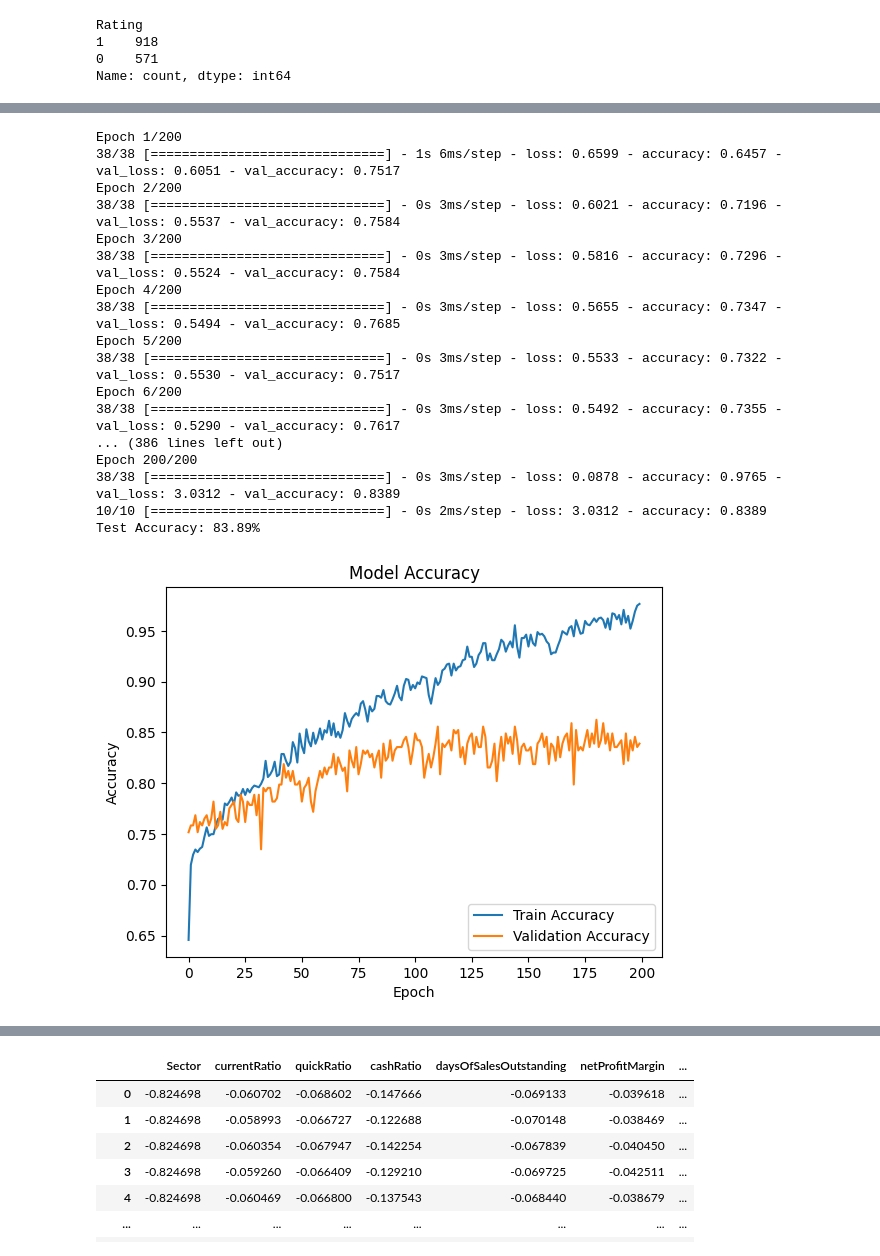
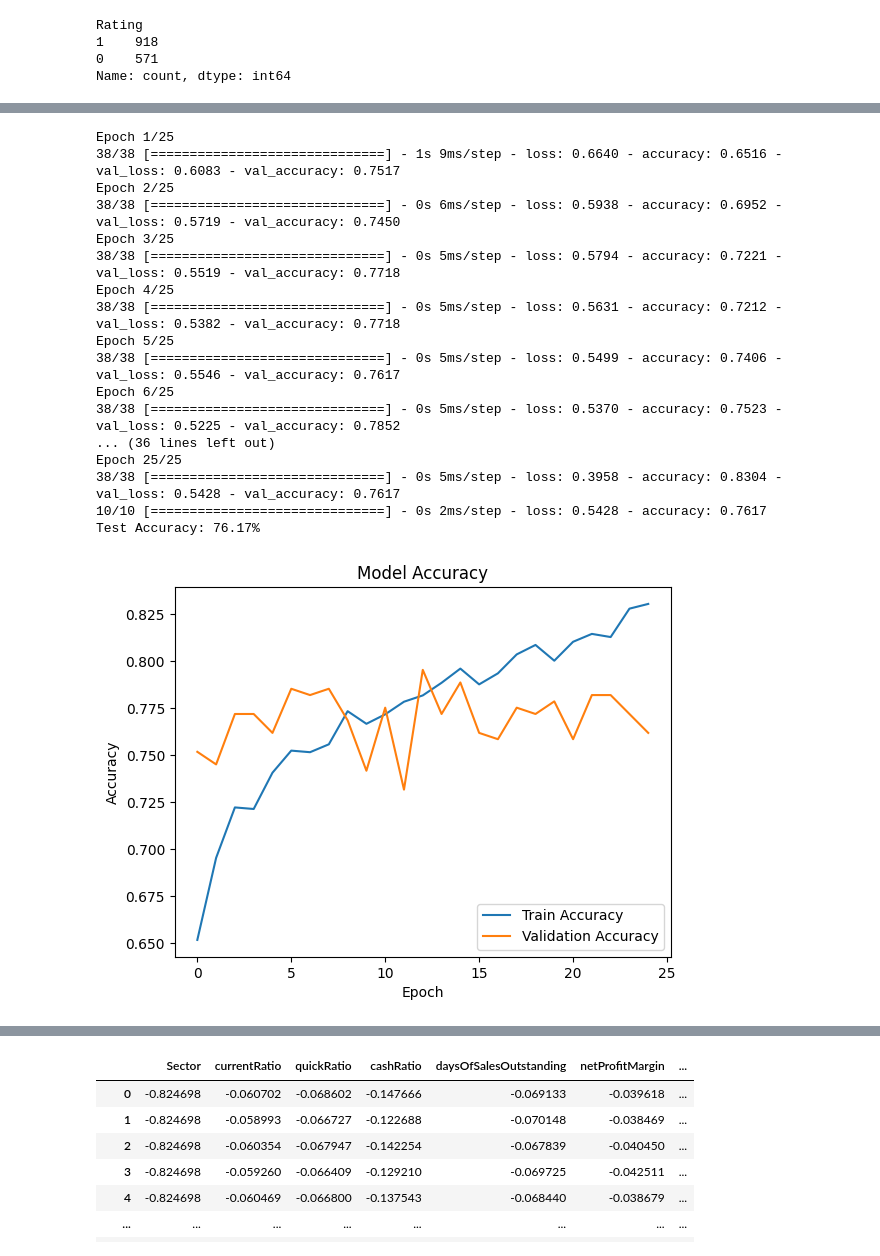
Before and after one commit to Aaditya260305/Multimodal-Machine-Learning-for-Credit-Modeling, a Jupyter notebook: binaryclass_classfication_deep_learning.ipynb, the cells around one changed output, grey strips where cells are left out. Saved outputs shown, nothing was run; the diff lists cells and outputs as text; code cells hidden in the pictures.

```diff
--- a/binaryclass_classfication_deep_learning.ipynb
+++ b/binaryclass_classfication_deep_learning.ipynb
@@ -362,7 +305,7 @@ ann_trained_model.add(Dense(2, activation='softmax'))  # 2 classes
 ann_trained_model.compile(loss='categorical_crossentropy', optimizer=Adam(learning_rate=0.001), metrics=['accuracy'])
 
 # Train the model
-history = ann_trained_model.fit(X_train, y_train_1, epochs=200 , batch_size=32, validation_data=(X_test, y_test_1), verbose=1)
+history = ann_trained_model.fit(X_train, y_train_1, epochs=125  , batch_size=32, validation_data=(X_test, y_test_1), verbose=1)
 
 # Evaluate the model
 loss, accuracy = ann_trained_model.evaluate(X_test, y_test_1)
@@ -434,7 +377,7 @@ lstm_trained_model.add(Dense(2, activation='softmax'))  # 2 classes
 lstm_trained_model.compile(loss='categorical_crossentropy', optimizer=Adam(learning_rate=0.001), metrics=['accuracy'])
 
 # Train the model
-history = lstm_trained_model.fit(X_train, y_train_1, epochs=100 , batch_size=32, validation_data=(X_test, y_test_1), verbose=1)
+history = lstm_trained_model.fit(X_train, y_train_1, epochs=150 , batch_size=32, validation_data=(X_test, y_test_1), verbose=1)
 
 # Evaluate the model
 loss, accuracy = lstm_trained_model.evaluate(X_test, y_test_1)
@@ -554,7 +497,7 @@ rnn_trained_model.add(Dense(2, activation='softmax'))
 
 # Compile and train as usual
 rnn_trained_model.compile(optimizer=Adam(learning_rate=0.001), loss='categorical_crossentropy', metrics=['accuracy'])
-history = rnn_trained_model.fit(X_train, y_train_1, epochs=200, batch_size=32, validation_data=(X_test, y_test_1))
+history = rnn_trained_model.fit(X_train, y_train_1, epochs=150, batch_size=32, validation_data=(X_test, y_test_1))
 
 # Evaluate the model
 loss, accuracy = rnn_trained_model.evaluate(X_test, y_test_1)
@@ -600,7 +543,7 @@ model.add(Dense(2, activation='softmax'))
 
 # Compile and train
 model.compile(optimizer=Adam(learning_rate=0.001), loss='categorical_crossentropy', metrics=['accuracy'])
-history = model.fit(X_train, y_train_1, epochs=200, batch_size=32, validation_data=(X_test, y_test_1))
+history = model.fit(X_train, y_train_1, epochs=100, batch_size=32, validation_data=(X_test, y_test_1))
 
 # Evaluate the model
 loss, accuracy = model.evaluate(X_test, y_test_1)
@@ -652,49 +595,49 @@ X_test_cnn = X_test.reshape(X_test.shape[0], X_test.shape[1], 1)
 cnn_trained_model = Sequential()
 cnn_trained_model.add(Conv1D(32, kernel_size=3, activation='relu', input_shape=(X_train_cnn.shape[1], 1)))
 cnn_trained_model.add(MaxPooling1D(pool_size=2))
 cnn_trained_model.add(Conv1D(64, kernel_size=3, activation='relu'))
 cnn_trained_model.add(MaxPooling1D(pool_size=2))
 cnn_trained_model.add(Flatten())
 cnn_trained_model.add(Dense(64, activation='relu'))
 cnn_trained_model.add(Dropout(0.3))
 cnn_trained_model.add(Dense(2, activation='softmax'))  # 2 classes
 
 # Compile the model
 cnn_trained_model.compile(optimizer=Adam(learning_rate=0.001), loss='categorical_crossentropy', metrics=['accuracy'])
 
 # Train the model
-history = cnn_trained_model.fit(X_train_cnn, y_train_1, epochs=200, batch_size=32, validation_data=(X_test_cnn, y_test_1))
+history = cnn_trained_model.fit(X_train_cnn, y_train_1, epochs=25, batch_size=32, validation_data=(X_test_cnn, y_test_1))
 
 # Evaluate the model
 loss, accuracy = cnn_trained_model.evaluate(X_test_cnn, y_test_1)
 print(f"Test Accuracy: {accuracy * 100:.2f}%")
 
 accuracies_dict["CNN"] = accuracy*100
 
 # Plot training and validation accuracy
 plt.plot(history.history['accuracy'], label='Train Accuracy')
 plt.plot(history.history['val_accuracy'], label='Validation Accuracy')
 plt.title('Model Accuracy')
 plt.ylabel('Accuracy')
 plt.xlabel('Epoch')
 plt.legend(loc='lower right')
 plt.show()
 # %% [output]
-Epoch 1/200
-38/38 [==============================] - 1s 6ms/step - loss: 0.6599 - accuracy: 0.6457 - val_loss: 0.6051 - val_accuracy: 0.7517
-Epoch 2/200
-38/38 [==============================] - 0s 3ms/step - loss: 0.6021 - accuracy: 0.7196 - val_loss: 0.5537 - val_accuracy: 0.7584
-Epoch 3/200
-38/38 [==============================] - 0s 3ms/step - loss: 0.5816 - accuracy: 0.7296 - val_loss: 0.5524 - val_accuracy: 0.7584
-Epoch 4/200
-38/38 [==============================] - 0s 3ms/step - loss: 0.5655 - accuracy: 0.7347 - val_loss: 0.5494 - val_accuracy: 0.7685
-Epoch 5/200
-38/38 [==============================] - 0s 3ms/step - loss: 0.5533 - accuracy: 0.7322 - val_loss: 0.5530 - val_accuracy: 0.7517
-Epoch 6/200
-38/38 [==============================] - 0s 3ms/step - loss: 0.5492 - accuracy: 0.7355 - val_loss: 0.5290 - val_accuracy: 0.7617
-... (386 lines left out)
-Epoch 200/200
-38/38 [==============================] - 0s 3ms/step - loss: 0.0878 - accuracy: 0.9765 - val_loss: 3.0312 - val_accuracy: 0.8389
-10/10 [==============================] - 0s 2ms/step - loss: 3.0312 - accuracy: 0.8389
-Test Accuracy: 83.89%
+Epoch 1/25
+38/38 [==============================] - 1s 9ms/step - loss: 0.6640 - accuracy: 0.6516 - val_loss: 0.6083 - val_accuracy: 0.7517
+Epoch 2/25
+38/38 [==============================] - 0s 6ms/step - loss: 0.5938 - accuracy: 0.6952 - val_loss: 0.5719 - val_accuracy: 0.7450
+Epoch 3/25
+38/38 [==============================] - 0s 5ms/step - loss: 0.5794 - accuracy: 0.7221 - val_loss: 0.5519 - val_accuracy: 0.7718
+Epoch 4/25
+38/38 [==============================] - 0s 5ms/step - loss: 0.5631 - accuracy: 0.7212 - val_loss: 0.5382 - val_accuracy: 0.7718
+Epoch 5/25
+38/38 [==============================] - 0s 5ms/step - loss: 0.5499 - accuracy: 0.7406 - val_loss: 0.5546 - val_accuracy: 0.7617
+Epoch 6/25
+38/38 [==============================] - 0s 5ms/step - loss: 0.5370 - accuracy: 0.7523 - val_loss: 0.5225 - val_accuracy: 0.7852
+... (36 lines left out)
+Epoch 25/25
+38/38 [==============================] - 0s 5ms/step - loss: 0.3958 - accuracy: 0.8304 - val_loss: 0.5428 - val_accuracy: 0.7617
+10/10 [==============================] - 0s 2ms/step - loss: 0.5428 - accuracy: 0.7617
+Test Accuracy: 76.17%
-[figure, old version]
+[figure, new version]
```
Also changed, not shown: parts of 14 cells of this notebook, 7 other files.
